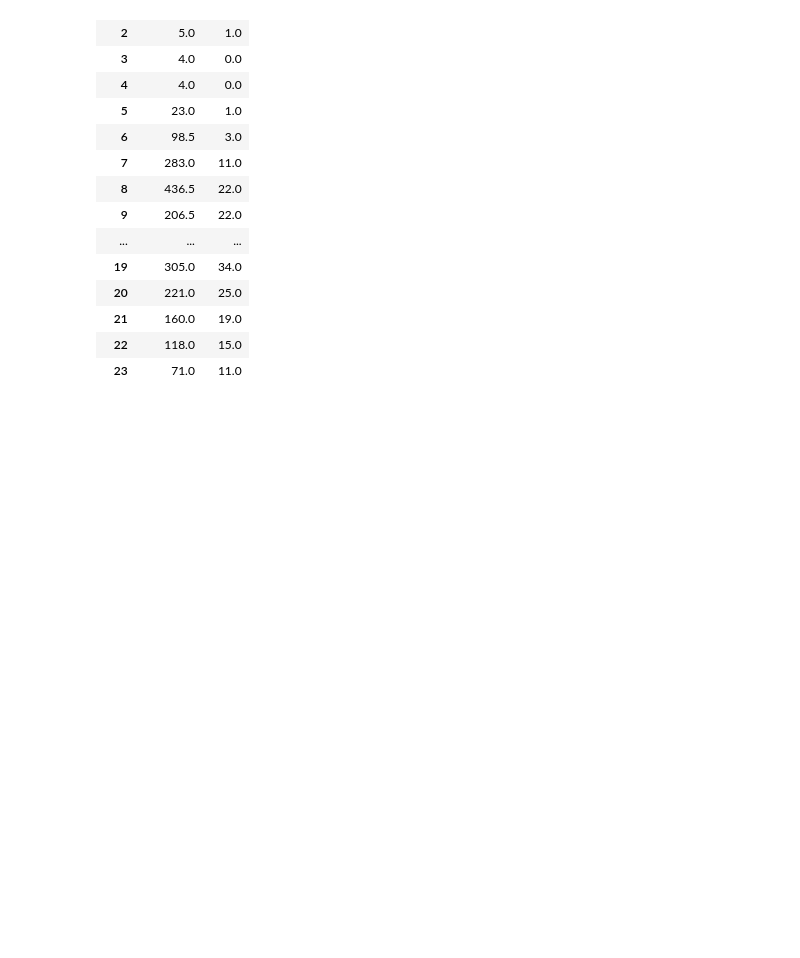
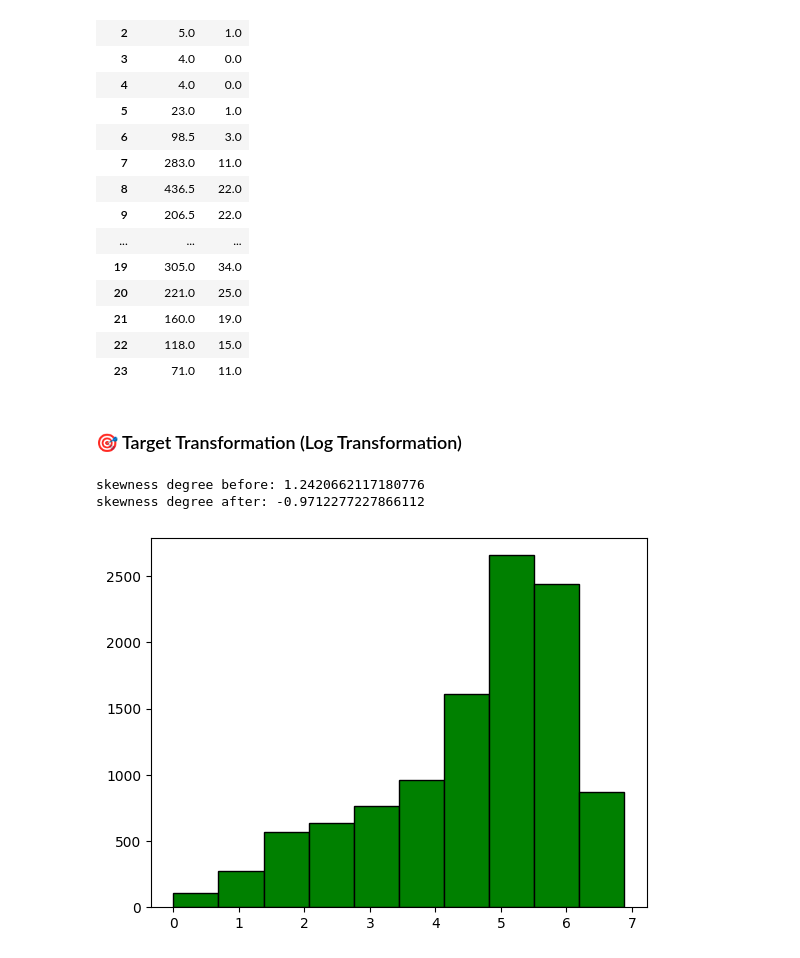
Before and after one commit to moha-yasser/bike-sharing-demand-analysis-and-prediction, a Jupyter notebook: bike_demand.ipynb, the cells around one changed output. Drawn from its saved outputs; the diff is of its cells as text; code cells hidden in the pictures; blank space fills up the shorter version.

```diff
--- a/bike_demand.ipynb
+++ b/bike_demand.ipynb
@@ -545,3 +545,14 @@ df[df['workingday'] == 1].groupby('hour')[['registered', 'casual']].median()
 | 21 | 160.0 | 19.0 |
 | 22 | 118.0 | 15.0 |
 | 23 | 71.0 | 11.0 |
+# %% [markdown]
+### 🎯 Target Transformation (Log Transformation)
+# %%
+plt.hist(np.log(df['count']), edgecolor='black', bins=10, color='green')
+print('skewness degree before:', df['count'].skew())
+print('skewness degree after:', np.log(df['count']).skew())
+plt.show()
+# %% [output]
+skewness degree before: 1.2420662117180776
+skewness degree after: -0.9712277227866112
+[figure, added]
```
Also changed, not shown: parts of 9 cells of this notebook.
